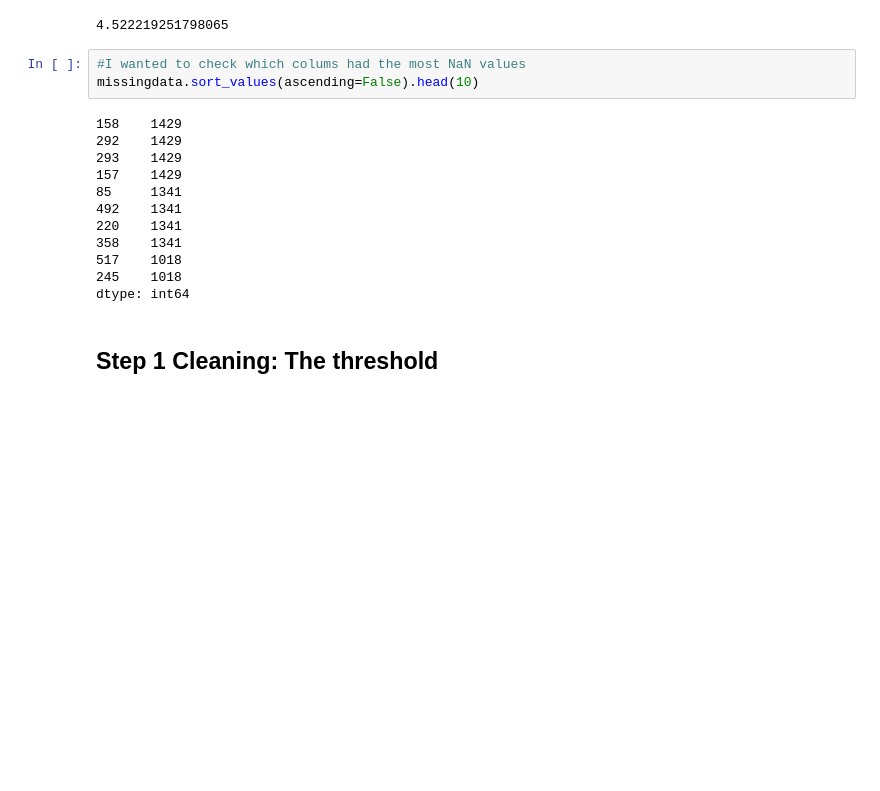
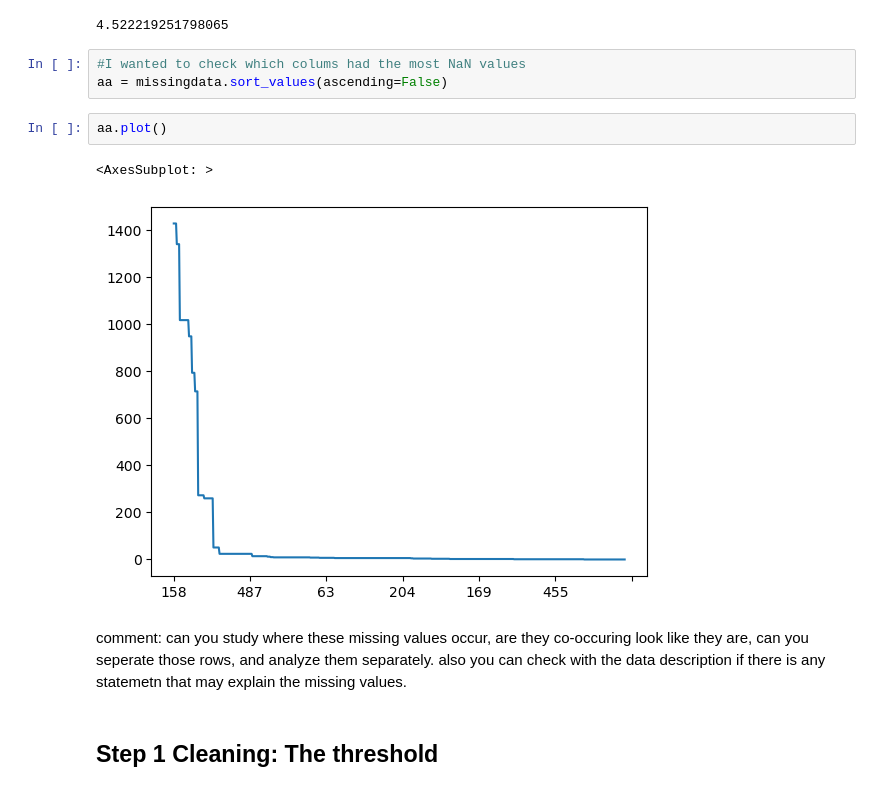
Before and after one commit to alexxtodea/DataAnalytics, a Jupyter notebook: MiniProject/Naamloos.ipynb, the cells around one changed output. Cells and saved outputs as stored; diff of their text form; blank space fills up the shorter version.

```diff
--- a/MiniProject/Naamloos.ipynb
+++ b/MiniProject/Naamloos.ipynb
@@ -68,19 +72,15 @@ Now one thing i want to do is check the percentage of the total missing values i
 4.522219251798065
 # %%
 #I wanted to check which colums had the most NaN values
-missingdata.sort_values(ascending=False).head(10)
+aa = missingdata.sort_values(ascending=False)
-# %% [output]
-158    1429
-292    1429
-293    1429
-157    1429
-85     1341
-492    1341
-220    1341
-358    1341
-517    1018
-245    1018
-dtype: int64
+# %%
+aa.plot()
+# %% [output]
+<AxesSubplot: >
+[figure, added]
+# %% [markdown]
+comment: can you study where these missing values occur, are they co-occuring look like they are, can you seperate those rows, and analyze them separately.
+also you can check with the data description if there is any statemetn that may explain the missing values.
 # %% [markdown]
 ## Step 1 Cleaning: The threshold ###
 # %% [markdown]
```
Also changed, not shown: parts of 9 cells of this notebook, 1 other file.
